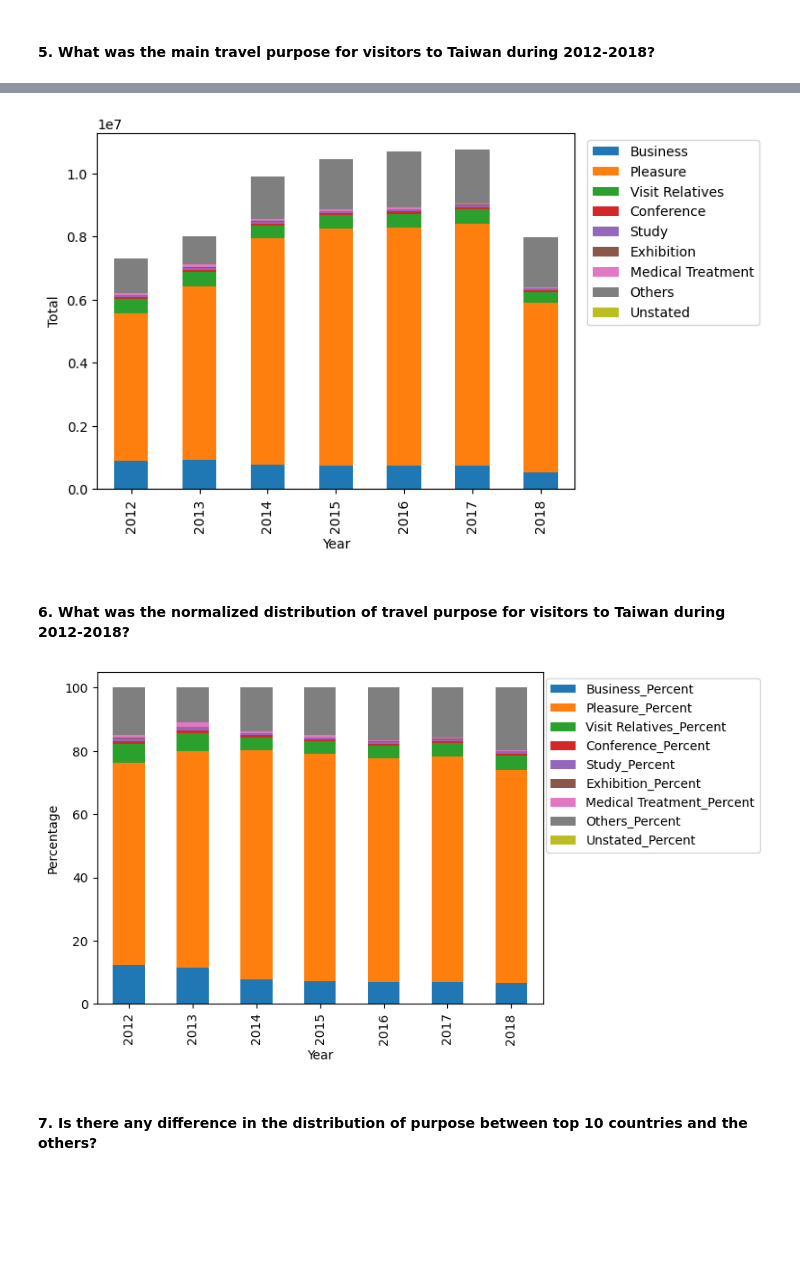
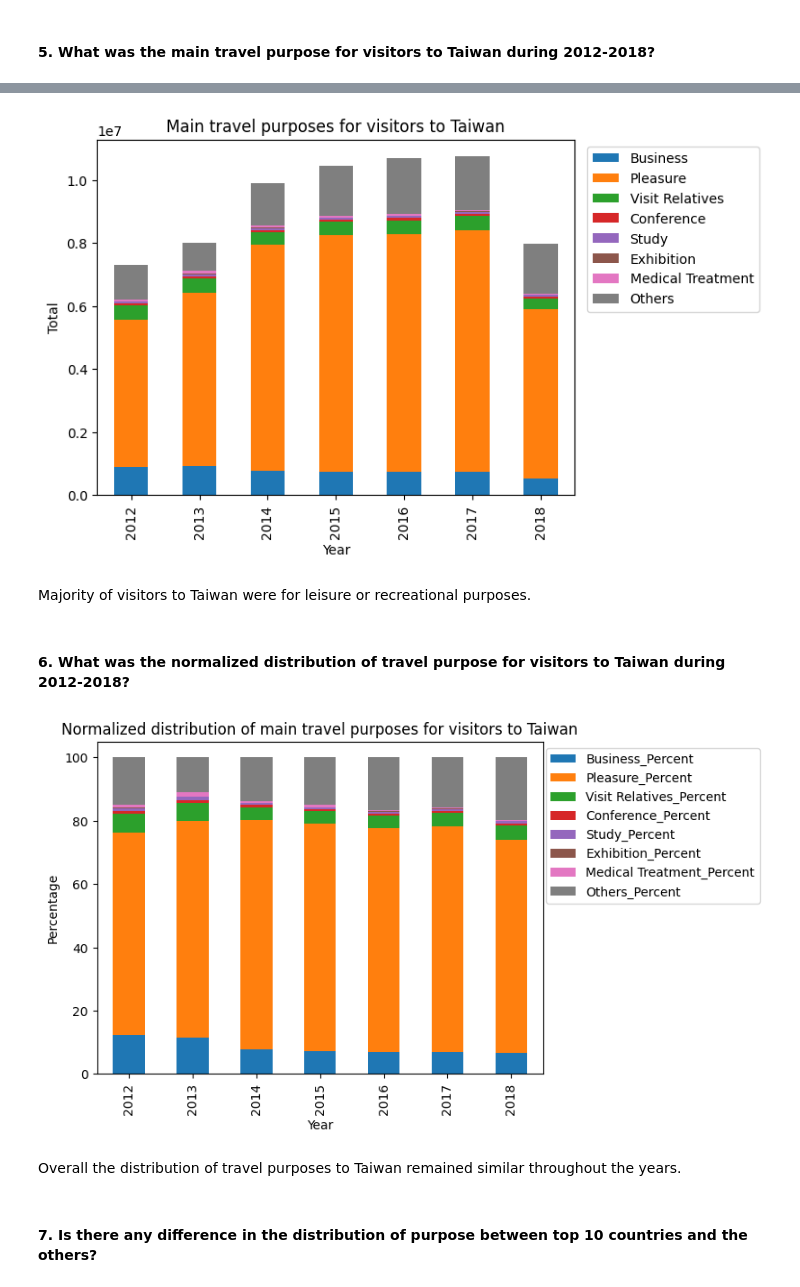
Before and after one commit to xonic64/dsc, a Jupyter notebook: Unit 20 - Data Storytelling/20.3.2 Craft a Story from a Dataset/20.3.2 - Visitors to Taiwan By Purpose.ipynb, the cells around one changed output, grey strips where cells are left out. Drawn from its saved outputs; the diff is of its cells as text; code cells hidden in the pictures; blank space fills up the shorter version.

```diff
--- a/Unit 20 - Data Storytelling/20.3.2 Craft a Story from a Dataset/20.3.2 - Visitors to Taiwan By Purpose.ipynb
+++ b/Unit 20 - Data Storytelling/20.3.2 Craft a Story from a Dataset/20.3.2 - Visitors to Taiwan By Purpose.ipynb
@@ -187,4 +194,4 @@ purpose_by_year
 # %%
 # Create a new pivot table without 2011 data
 purpose_by_year_final = purpose_by_year.drop(2011)
-purpose_by_year_final
+purpose_by_year_final = purpose_by_year_final.drop('Unstated', axis=1)
@@ -201,29 +198,35 @@ purpose_by_year_final
 # %%
 # Make a stacked bar plot with actual visitor numbers
 _ = purpose_by_year_final.drop('Total', axis=1).plot(kind='bar', stacked=True)
+plt.title('Main travel purposes for visitors to Taiwan')
 plt.xlabel('Year')
 plt.ylabel('Total')
 plt.legend(loc='upper right', bbox_to_anchor=(1.4, 1))
 plt.show()
 # %% [output]
-[figure, old version]
+[figure, new version]
+# %% [markdown]
+Majority of visitors to Taiwan were for leisure or recreational purposes.
 # %% [markdown]
 #### 6. What was the normalized distribution of travel purpose for visitors to Taiwan during 2012-2018?
 # %%
 # Create a new pivot table with percentages
 purpose_by_year_percent = pd.DataFrame()
-for col in taiwan.columns[4:14]:
+for col in purpose_by_year_final.columns:
     purpose_by_year_percent[col + '_Percent'] = (purpose_by_year_final[col] / purpose_by_year_final['Total']) * 100
 purpose_by_year_percent
 
 # Make a stacked bar plot with normalized visitor percentages
 _ = purpose_by_year_percent.drop('Total_Percent', axis=1).plot(kind='bar', stacked=True)
+plt.title('Normalized distribution of main travel purposes for visitors to Taiwan')
 plt.xlabel('Year')
 plt.ylabel('Percentage')
 plt.legend(loc='upper right', bbox_to_anchor=(1.5, 1))
 plt.show()
 # %% [output]
-[figure, old version]
+[figure, new version]
+# %% [markdown]
+Overall the distribution of travel purposes to Taiwan remained similar throughout the years.
 # %% [markdown]
 #### 7. Is there any difference in the distribution of purpose between top 10 countries and the others?
 # %%
```
Also changed, not shown: parts of 7 cells of this notebook.
